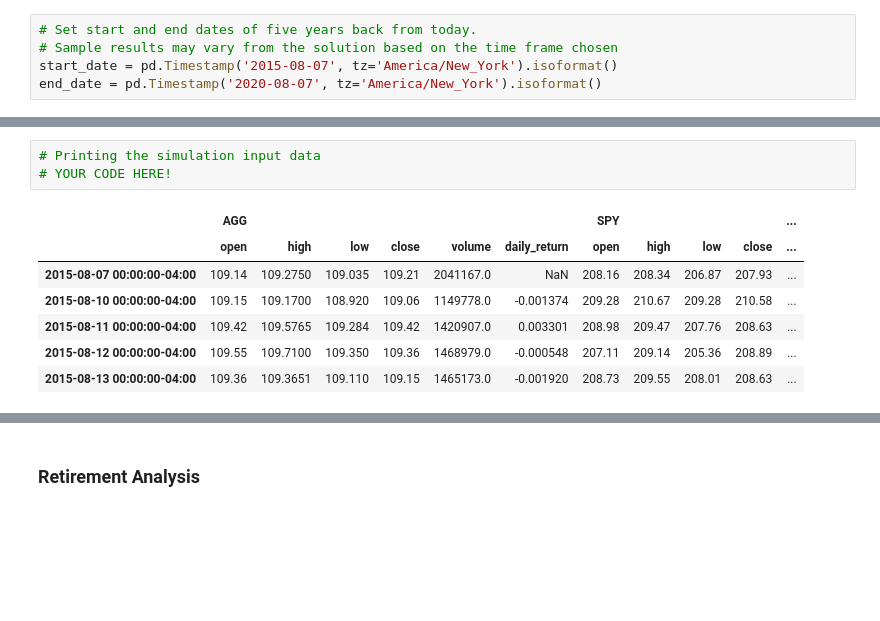
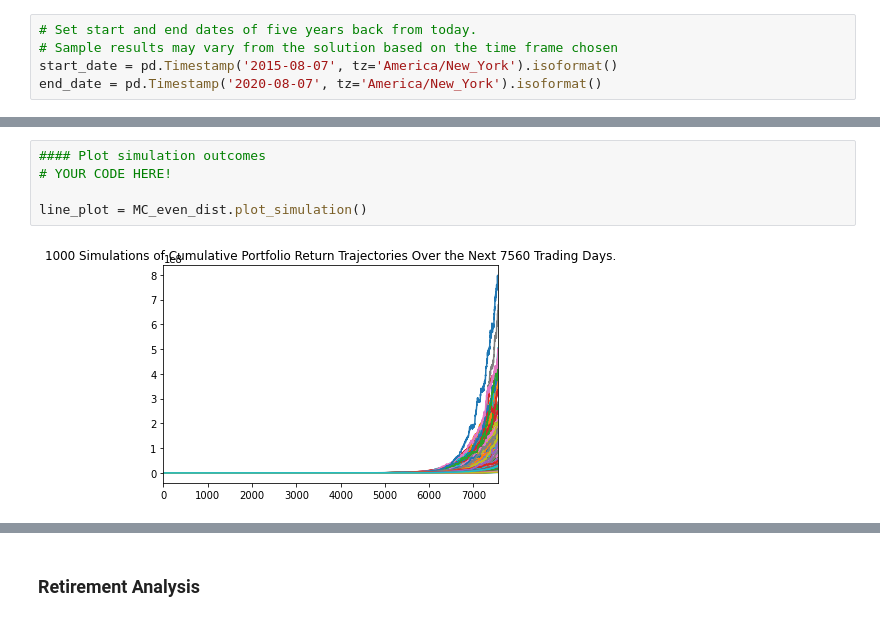
Before and after one commit to OrlandoFuller/Financial-Planning, a Jupyter notebook: financial-planner.ipynb, the cells around one changed output, grey strips where cells are left out. Drawn from its saved outputs; the diff is of its cells as text; blank space fills up the shorter version.

```diff
--- a/financial-planner.ipynb
+++ b/financial-planner.ipynb
@@ -231,11 +305,7 @@ df_stock_data.head()
 # %%
-# Printing the simulation input data
+#### Plot simulation outcomes
 # YOUR CODE HERE!
+
+line_plot = MC_even_dist.plot_simulation()
 # %% [output]
-|  | AGG |  |  |  |  |  | SPY |  |  |  | ... |
-|  | open | high | low | close | volume | daily_return | open | high | low | close | ... |
-| 2015-08-07 00:00:00-04:00 | 109.14 | 109.2750 | 109.035 | 109.21 | 2041167.0 | NaN | 208.16 | 208.34 | 206.87 | 207.93 | ... |
-| 2015-08-10 00:00:00-04:00 | 109.15 | 109.1700 | 108.920 | 109.06 | 1149778.0 | -0.001374 | 209.28 | 210.67 | 209.28 | 210.58 | ... |
-| 2015-08-11 00:00:00-04:00 | 109.42 | 109.5765 | 109.284 | 109.42 | 1420907.0 | 0.003301 | 208.98 | 209.47 | 207.76 | 208.63 | ... |
-| 2015-08-12 00:00:00-04:00 | 109.55 | 109.7100 | 109.350 | 109.36 | 1468979.0 | -0.000548 | 207.11 | 209.14 | 205.36 | 208.89 | ... |
-| 2015-08-13 00:00:00-04:00 | 109.36 | 109.3651 | 109.110 | 109.15 | 1465173.0 | -0.001920 | 208.73 | 209.55 | 208.01 | 208.63 | ... |
+[figure, added]
```
Also changed, not shown: parts of 14 cells of this notebook.
